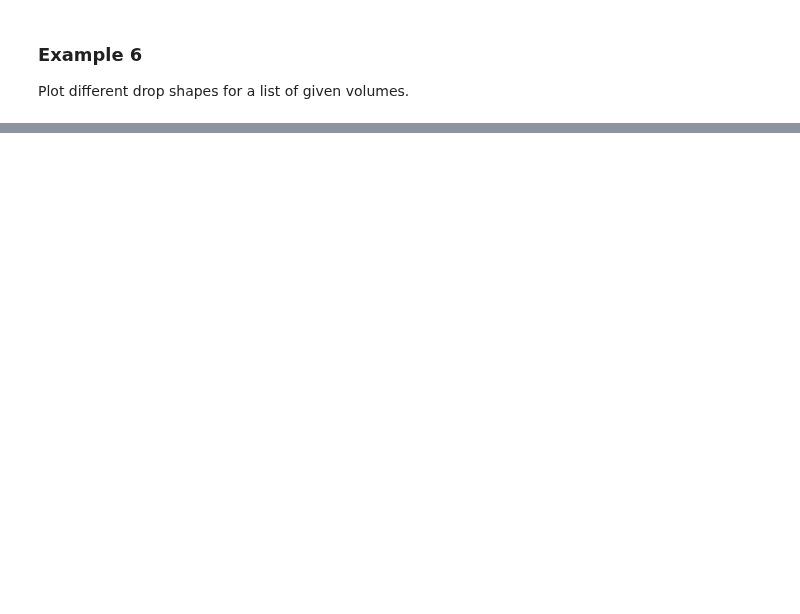
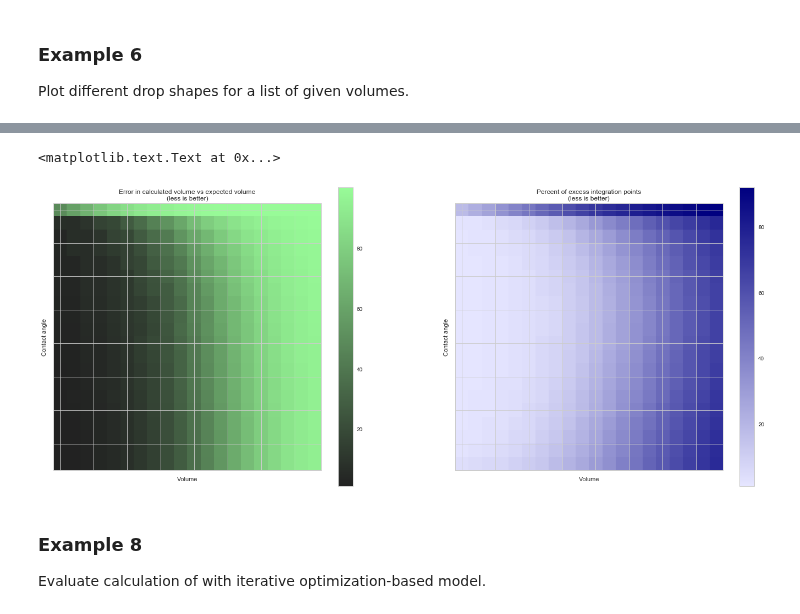
Before and after one commit to juusokorhonen/droplet-shape-solver, a Jupyter notebook: content/drop_solver.ipynb, the cells around one changed output, grey strips where cells are left out. Drawn from its saved outputs; the diff is of its cells as text; code cells hidden in the pictures; blank space fills up the shorter version.

Commit message:
Bug fixes. Testing.

```diff
--- a/content/drop_solver.ipynb
+++ b/content/drop_solver.ipynb
@@ -375,0 +388,50 @@ leg = ax.legend(loc='best', ncol=2)
+# %%
+cas = np.linspace(0.1, 179.9, 20)
+vols = np.logspace(-10, -5, 20)
+
+res_vols = np.zeros((len(cas), len(vols)))
+res_lens = np.zeros((len(cas), len(vols)))
+
+if True: # <-- Set to false to disable updating res_vols (for testing purposes, that is)
+    for i, ca in enumerate(cas):
+        for j, vol in enumerate(vols):
+            try:
+                (h, R0, vol, lc, ca) = drop_shape_estimate_for_volume(vol, ca)
+                y = drop_shape(R0, ca)
+            except RuntimeError as e:
+                print("Failed to converge for vol={} uL, ca={}°, R0={} mm".format(vol*1e9, ca, R0*1e3))
+                res_vols[i,j] = np.Inf
+                res_lens[i,j] = np.NaN
+            else:
+                true_vol = calc_volume(y)
+                res_vols[i,j] = (true_vol-vol)/vol
+                res_lens[i,j] = (100.0-len(y))/100.0
+
+# Now, plot the result
+fig = plt.figure(figsize=(24,10))
+ax = fig.add_subplot(121)
+cmap = sns.dark_palette("palegreen", as_cmap=True)
+img = ax.imshow(100.0*np.abs(res_vols), interpolation='nearest', cmap=cmap)
+ax.set_yticklabels([])
+ax.set_xticklabels([])
+plt.colorbar(img, cmap=cmap, ax=ax)
+ax.set_xlabel("Volume")
+ax.set_ylabel("Contact angle")
+ax.set_title("Error in calculated volume vs expected volume\n(less is better)")
+
+ax2 = fig.add_subplot(122)
+cmap2 = sns.light_palette("navy", as_cmap=True)
+img2 = ax2.imshow(100.0*np.abs(res_lens), interpolation='nearest', cmap=cmap2)
+ax2.set_yticklabels([])
+ax2.set_xticklabels([])
+plt.colorbar(img2, cmap=cmap2, ax=ax2)
+ax2.set_xlabel("Volume")
+ax2.set_ylabel("Contact angle")
+ax2.set_title("Percent of excess integration points\n(less is better)")
+# %% [output]
+<matplotlib.text.Text at 0x...>
+[figure, added]
+# %% [markdown]
+### Example 8
+
+Evaluate calculation of with iterative optimization-based model.
```
Also changed, not shown: parts of 18 cells of this notebook, 3 other files.
